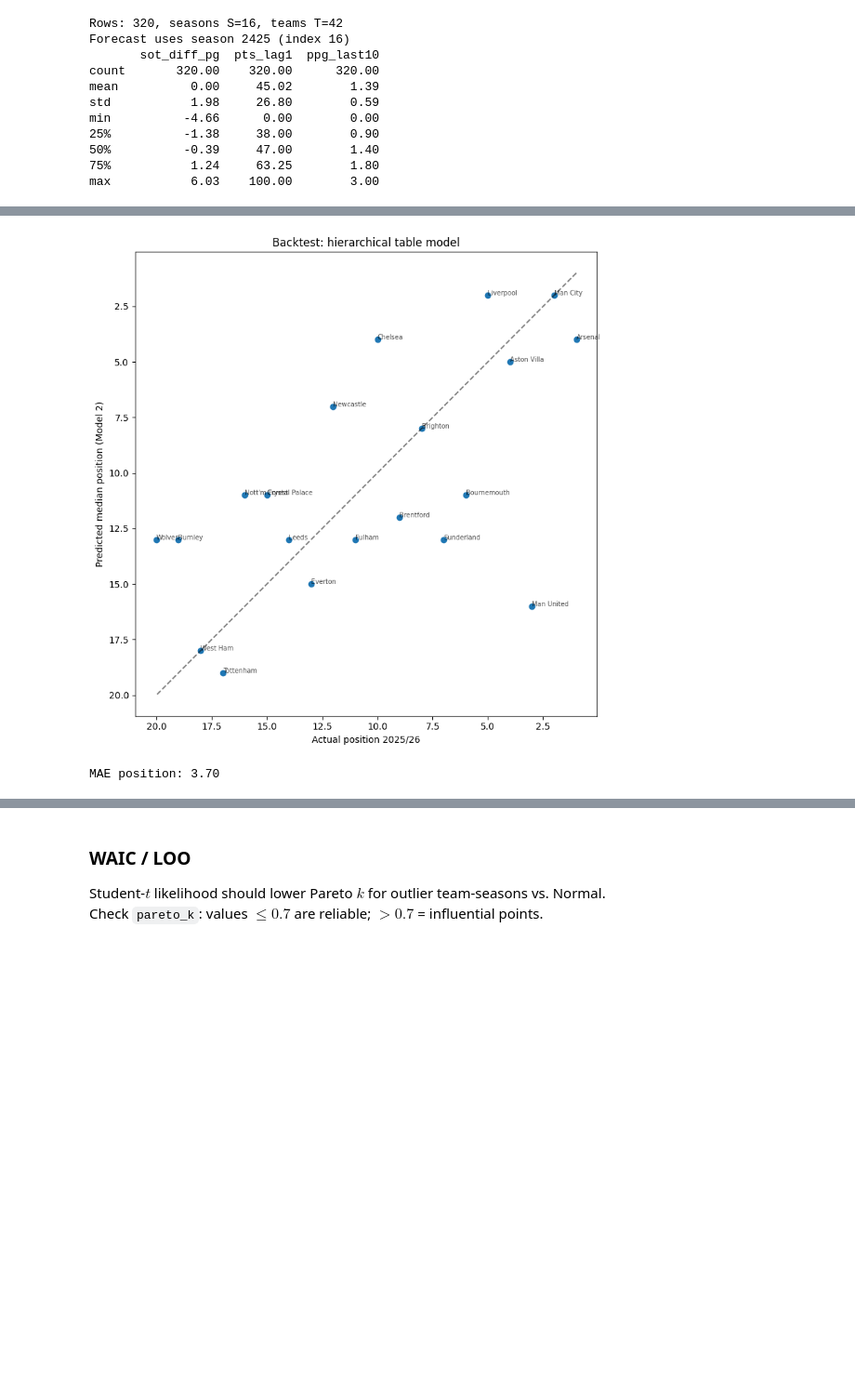
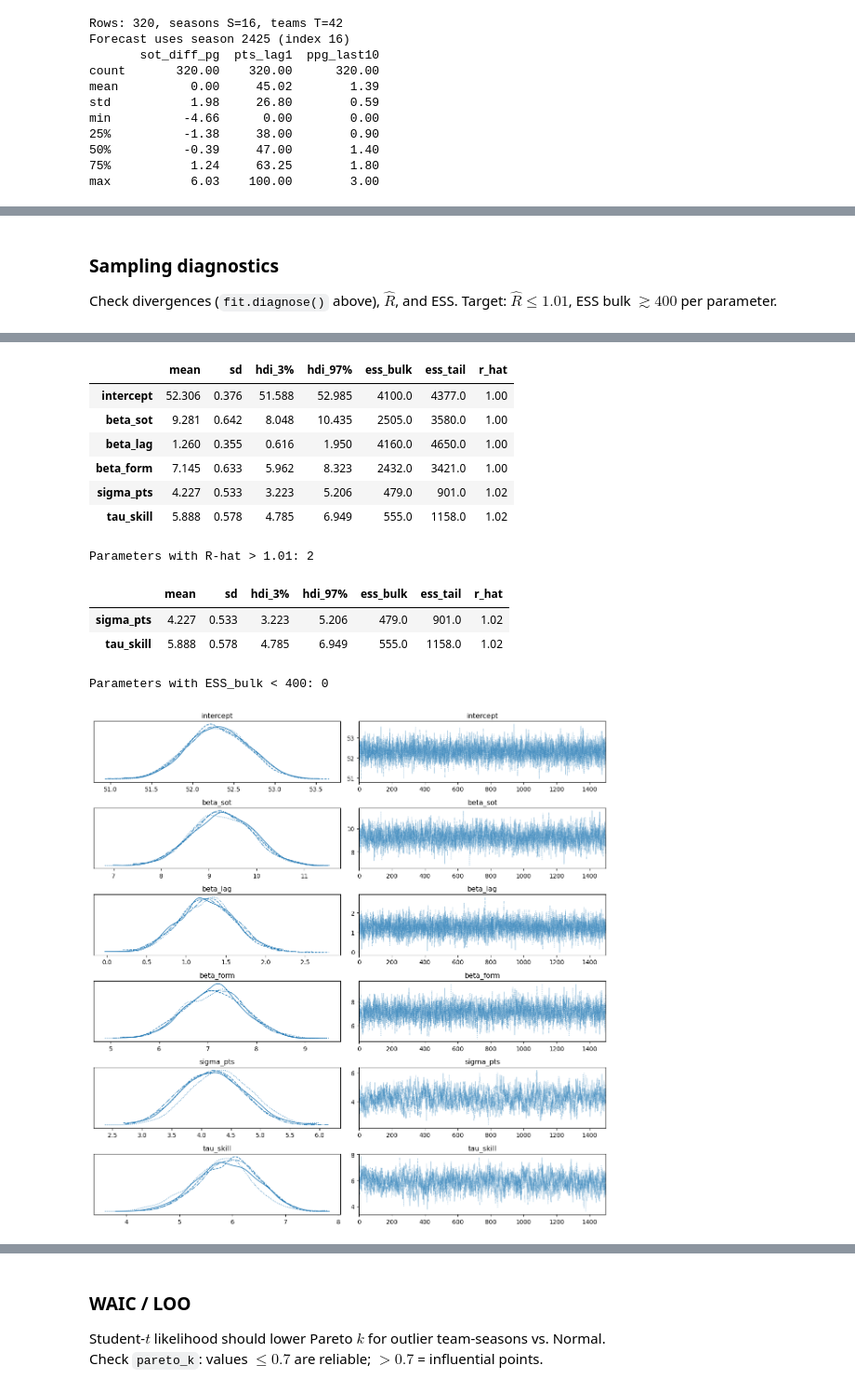
Before and after one commit to Geq0nek/DA_Project, a Jupyter notebook: 03_model2_hierarchical.ipynb, the cells around one changed output, grey strips where cells are left out. Shown at 93% size. Cells and saved outputs as stored; diff of their text form; code cells hidden in the pictures; blank space fills up the shorter version.

Commit message:
Parameters changed

```diff
--- a/03_model2_hierarchical.ipynb
+++ b/03_model2_hierarchical.ipynb
@@ -215,17 +109,30 @@ comparison.sort_values("pos_actual")
-# %%
-fig, ax = plt.subplots(figsize=(8, 8))
-ax.scatter(comparison["pos_actual"], comparison["pos_median"])
-for _, r in comparison.iterrows():
-    ax.annotate(r["team"], (r["pos_actual"], r["pos_median"]), fontsize=7, alpha=0.7)
-ax.plot([1, 20], [1, 20], "k--", alpha=0.5)
-ax.set_xlabel("Actual position 2025/26")
-ax.set_ylabel("Predicted median position (Model 2)")
-ax.set_title("Backtest: hierarchical table model")
-ax.invert_xaxis()
-ax.invert_yaxis()
-plt.tight_layout()
-plt.show()
-print(f"MAE position: {comparison['pos_error'].abs().mean():.2f}")
-# %% [output]
-[figure, removed]
-MAE position: 3.70
+# %% [markdown]
+### Sampling diagnostics
+
+Check divergences (`fit.diagnose()` above), $\hat{R}$, and ESS.
+Target: $\hat{R} \leq 1.01$, ESS bulk $\gtrsim 400$ per parameter.
+# %%
+param_vars = [
+    "intercept", "beta_sot", "beta_lag", "beta_form",
+    "sigma_pts", "tau_skill",
+]
+print(fit.summary().loc[param_vars + ["lp__"]])
+
+idata = az.from_cmdstanpy(fit)
+diag = az.summary(idata, var_names=param_vars)
+cols = ["mean", "sd", "hdi_3%", "hdi_97%", "ess_bulk", "ess_tail", "r_hat"]
+display(diag[cols])
+
+bad_rhat = diag[diag["r_hat"] > 1.01]
+low_ess = diag[diag["ess_bulk"] < 400]
+print(f"Parameters with R-hat > 1.01: {len(bad_rhat)}")
+if len(bad_rhat):
+    display(bad_rhat[cols])
+print(f"Parameters with ESS_bulk < 400: {len(low_ess)}")
+if len(low_ess):
+    display(low_ess[cols])
+
+az.plot_trace(idata, var_names=param_vars, compact=True)
+plt.tight_layout()
+plt.show()
+# %% [output]
@@ -231,0 +156,13 @@ MAE position: 3.70
+|  | mean | sd | hdi_3% | hdi_97% | ess_bulk | ess_tail | r_hat |
+| intercept | 52.306 | 0.376 | 51.588 | 52.985 | 4100.0 | 4377.0 | 1.00 |
+| beta_sot | 9.281 | 0.642 | 8.048 | 10.435 | 2505.0 | 3580.0 | 1.00 |
+| beta_lag | 1.260 | 0.355 | 0.616 | 1.950 | 4160.0 | 4650.0 | 1.00 |
+| beta_form | 7.145 | 0.633 | 5.962 | 8.323 | 2432.0 | 3421.0 | 1.00 |
+| sigma_pts | 4.227 | 0.533 | 3.223 | 5.206 | 479.0 | 901.0 | 1.02 |
+| tau_skill | 5.888 | 0.578 | 4.785 | 6.949 | 555.0 | 1158.0 | 1.02 |
+Parameters with R-hat > 1.01: 2
+|  | mean | sd | hdi_3% | hdi_97% | ess_bulk | ess_tail | r_hat |
+| sigma_pts | 4.227 | 0.533 | 3.223 | 5.206 | 479.0 | 901.0 | 1.02 |
+| tau_skill | 5.888 | 0.578 | 4.785 | 6.949 | 555.0 | 1158.0 | 1.02 |
+Parameters with ESS_bulk < 400: 0
+[figure, added]
```
Also changed, not shown: parts of 18 cells of this notebook, 5 other files.
